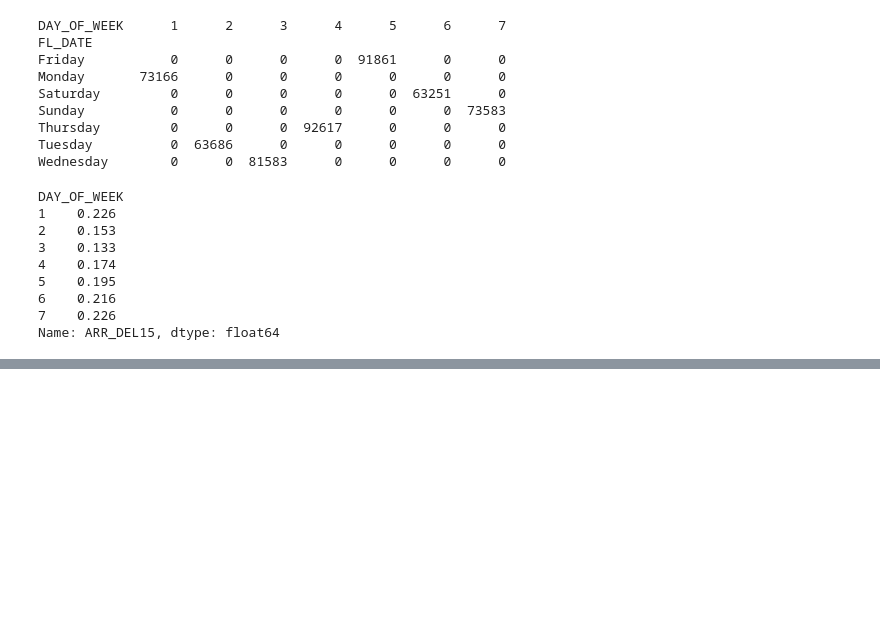
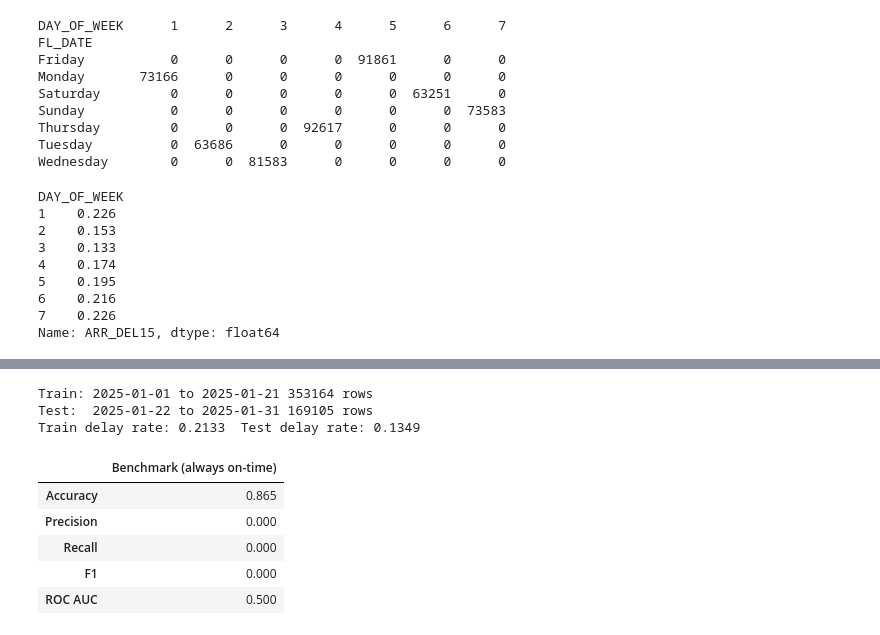
Before and after one commit to clejdan/4300, a Jupyter notebook: Course_Project/checkpoint_1_fixed.ipynb, the cells around one changed output, grey strips where cells are left out. Drawn from its saved outputs; the diff is of its cells as text; code cells hidden in the pictures; blank space fills up the shorter version.

```diff
--- a/Course_Project/checkpoint_1_fixed.ipynb
+++ b/Course_Project/checkpoint_1_fixed.ipynb
@@ -323,0 +420,29 @@ Test delay rate: 0.13487478194021466
+# %%
+from sklearn.metrics import accuracy_score, precision_score, recall_score, f1_score, roc_auc_score
+cut = pd.Timestamp("2025-01-22")
+train = clean[clean["FL_DATE"] < cut]
+test = clean[clean["FL_DATE"] >= cut]
+print("Train:", train["FL_DATE"].min().date(), "to", train["FL_DATE"].max().date(), len(train), "rows")
+print("Test: ", test["FL_DATE"].min().date(), "to", test["FL_DATE"].max().date(), len(test), "rows")
+print("Train delay rate:", round(train["ARR_DEL15"].mean(), 4), " Test delay rate:", round(test["ARR_DEL15"].mean(), 4))
+
+y_true = test["ARR_DEL15"]
+y_pred = np.zeros(len(test))  # majority-class benchmark: nobody is late
+bench = pd.DataFrame({"Benchmark (always on-time)": {
+    "Accuracy": accuracy_score(y_true, y_pred),
+    "Precision": precision_score(y_true, y_pred, zero_division=0),
+    "Recall": recall_score(y_true, y_pred, zero_division=0),
+    "F1": f1_score(y_true, y_pred, zero_division=0),
+    "ROC AUC": roc_auc_score(y_true, y_pred),
+}}).round(3)
+display(bench)
+# %% [output]
+Train: 2025-01-01 to 2025-01-21 353164 rows
+Test:  2025-01-22 to 2025-01-31 169105 rows
+Train delay rate: 0.2133  Test delay rate: 0.1349
+|  | Benchmark (always on-time) |
+| Accuracy | 0.865 |
+| Precision | 0.000 |
+| Recall | 0.000 |
+| F1 | 0.000 |
+| ROC AUC | 0.500 |
```
Also changed, not shown: parts of 14 cells of this notebook, 30 other files.
